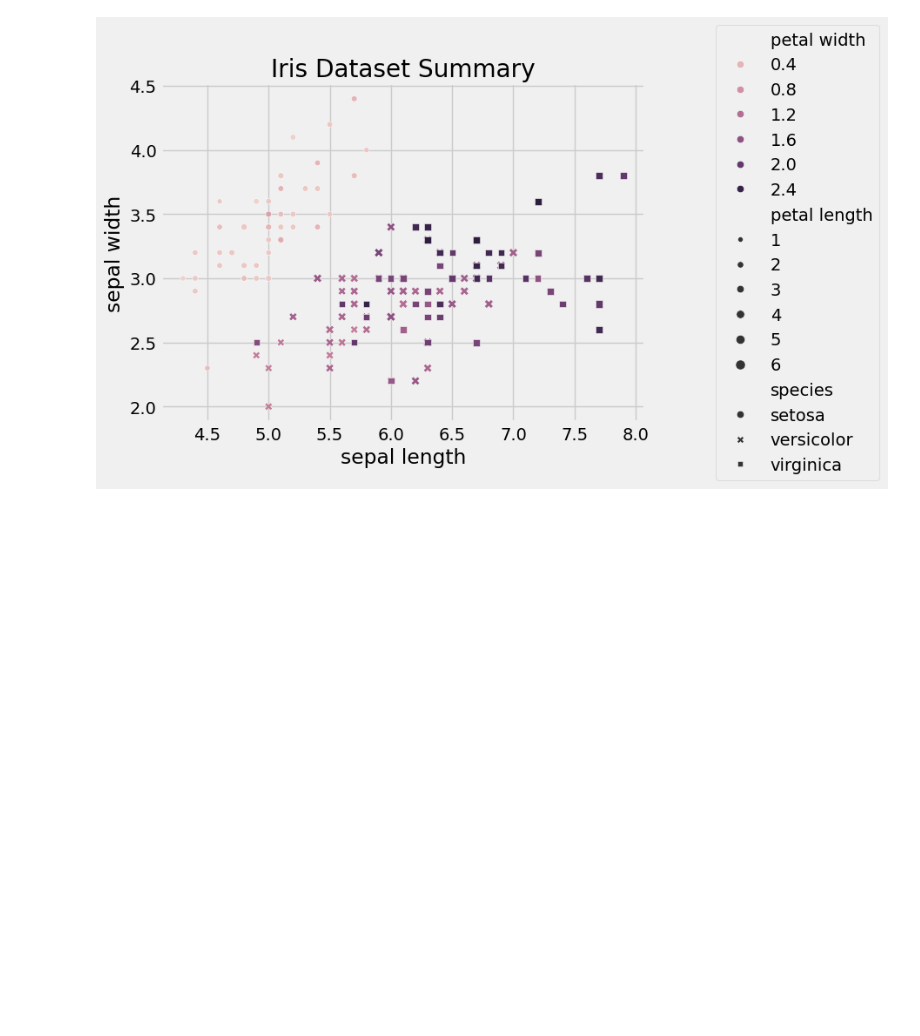
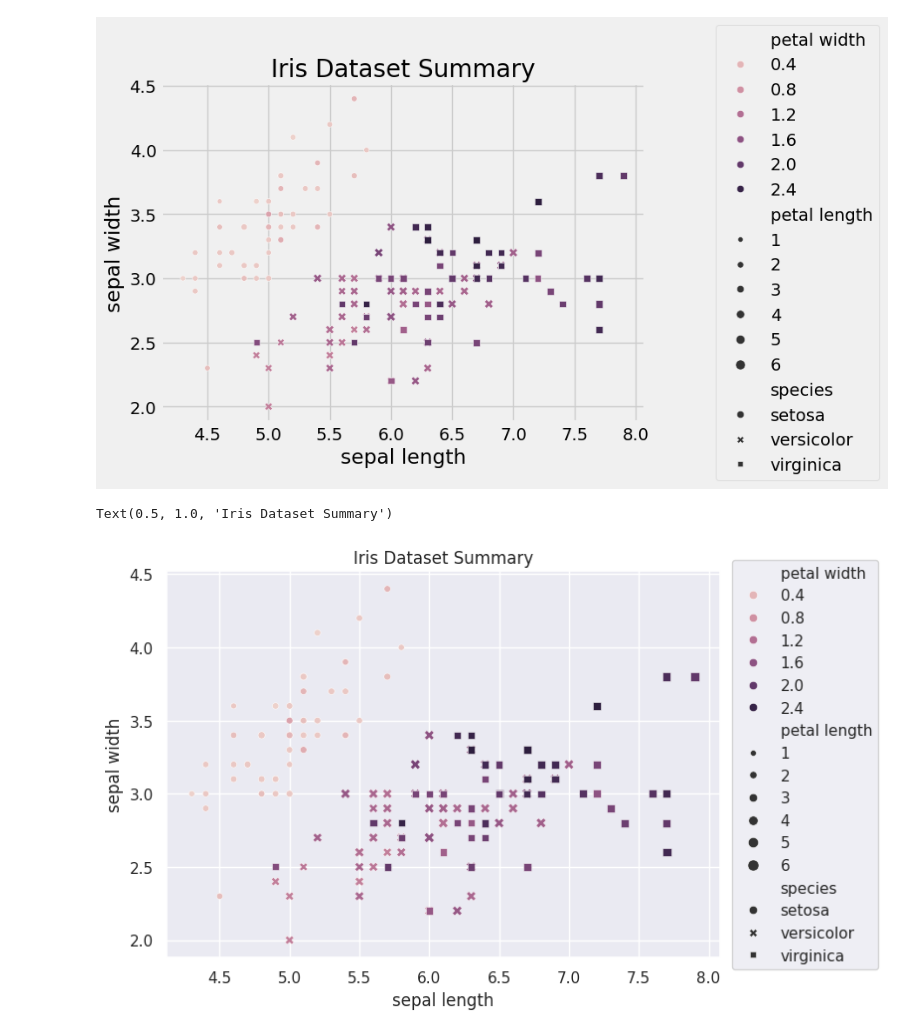
Before and after one commit to HealyStudents/DNID, a Jupyter notebook: Unit_01/Style/MatPlotLib_Style.ipynb, the cells around one changed output. Cells and saved outputs as stored; diff of their text form; code cells hidden in the pictures; blank space fills up the shorter version.

```diff
--- a/Unit_01/Style/MatPlotLib_Style.ipynb
+++ b/Unit_01/Style/MatPlotLib_Style.ipynb
@@ -157,3 +157,12 @@ ax.set_title("Iris Dataset Summary")
 # %% [output]
 Text(0.5, 1.0, 'Iris Dataset Summary')
 [figure]
+# %%
+#Seaborn has its own style setting shortcuts! Giving set_theme no parameters gives you the seaborn default style
+sns.set_theme()
+ax = sns.scatterplot(data=iris, x="sepal length", y="sepal width", hue="petal width", size="petal length", style="species")
+sns.move_legend(ax, "right", bbox_to_anchor=(1.3, 0.5))
+ax.set_title("Iris Dataset Summary")
+# %% [output]
+Text(0.5, 1.0, 'Iris Dataset Summary')
+[figure, added]
```
Also changed, not shown: parts of 2 cells of this notebook, 1 other file.
